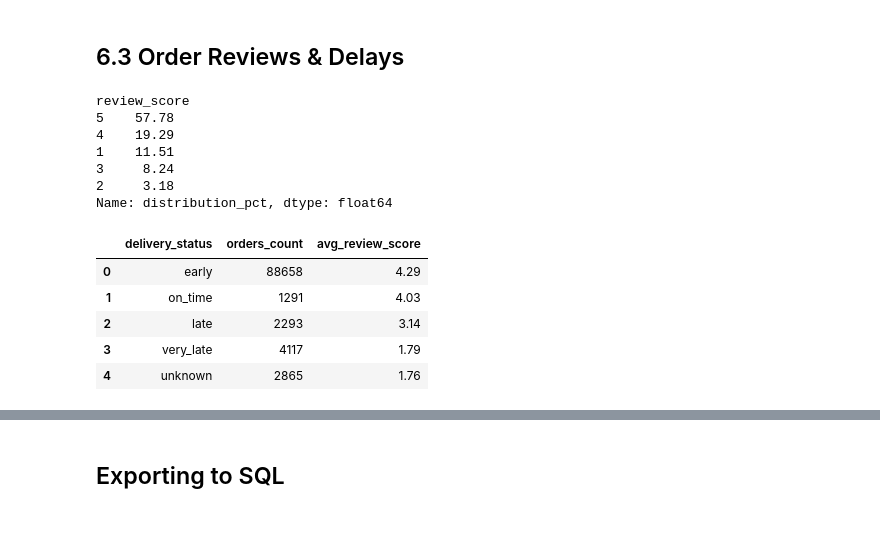
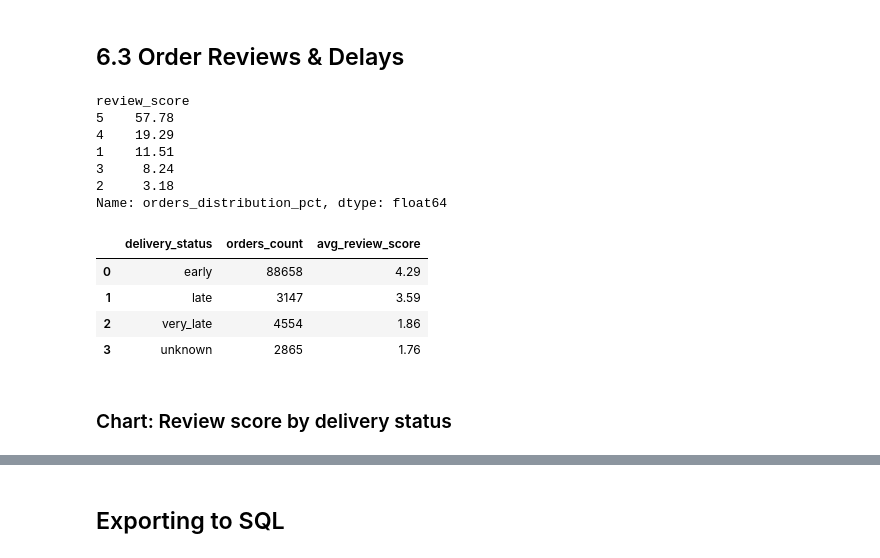
Before and after one commit to bluesparrow-bit/DataPlaygrounds, a Jupyter notebook: HVIA/2-olist.ipynb, the cells around one changed output, grey strips where cells are left out. Saved outputs shown, nothing was run; the diff lists cells and outputs as text; code cells hidden in the pictures; blank space fills up the shorter version.

```diff
--- a/HVIA/2-olist.ipynb
+++ b/HVIA/2-olist.ipynb
@@ -452,7 +594,7 @@ display(revenue_and_freight_summary)
 # %%
 review_score_distribution = round(order_reviews.groupby('review_score', sort=True).order_id.count() / order_reviews.order_id.count() * 100, 2).sort_values(ascending=False)
 
-review_score_distribution.rename('distribution_pct', inplace=True)
+review_score_distribution.rename('orders_distribution_pct', inplace=True)
 # %% [output]
 review_score
 5    57.78
@@ -460,33 +602,38 @@ review_score
 1    11.51
 3     8.24
 2     3.18
-Name: distribution_pct, dtype: float64
+Name: orders_distribution_pct, dtype: float64
 # %%
+# Measure how review scores change with delivery performance.
+# This links customer experience to operational timing. If late or very late
+# deliveries consistently receive lower scores, that indicates a clear business
+# problem affecting satisfaction and retention.
+
 review_score_and_delays = pd.merge(order_reviews[['order_id','review_score']], orders_dataset[['order_id','estimation_to_delivery_error']], on='order_id', how='left').reset_index()
 
-def delivery_categorization(Series: pd.Series) -> str:
-    match Series:
-        case 0:
-            return 'on_time'
-        case x if x > 4:
-            return 'very_late'
-        case x if x > 0:
-            return 'late'
-        case x if x < 0:
-            return 'early'
-        case x if pd.isna(x):
-            return 'unknown'
+def delivery_categorization(x):
+    if pd.isna(x):
+        return 'unknown'
+    delay_days = x.total_seconds() / 86400
+    if delay_days < 0:
+        return 'early'
+    if delay_days == 0:
+        return 'on_time'
+    if delay_days <= 4:
+        return 'late'
+    return 'very_late'
 
-review_score_and_delays['delivery_status'] = review_score_and_delays.estimation_to_delivery_error.dt.days.apply(delivery_categorization)
+review_score_and_delays['delivery_status'] = review_score_and_delays.estimation_to_delivery_error.apply(delivery_categorization)
 
 review_score_and_delays = review_score_and_delays.groupby('delivery_status').agg(orders_count=(('order_id', 'count')),
                                                     avg_review_score=('review_score', lambda x: round(x.mean(), 2))).sort_values('avg_review_score', ascending=False).reset_index()
 
 review_score_and_delays
 # %% [output]
 |  | delivery_status | orders_count | avg_review_score |
 | 0 | early | 88658 | 4.29 |
-| 1 | on_time | 1291 | 4.03 |
-| 2 | late | 2293 | 3.14 |
-| 3 | very_late | 4117 | 1.79 |
-| 4 | unknown | 2865 | 1.76 |
+| 1 | late | 3147 | 3.59 |
+| 2 | very_late | 4554 | 1.86 |
+| 3 | unknown | 2865 | 1.76 |
+# %% [markdown]
+### Chart: Review score by delivery status
```
Also changed, not shown: parts of 30 cells of this notebook, 2 other files.
